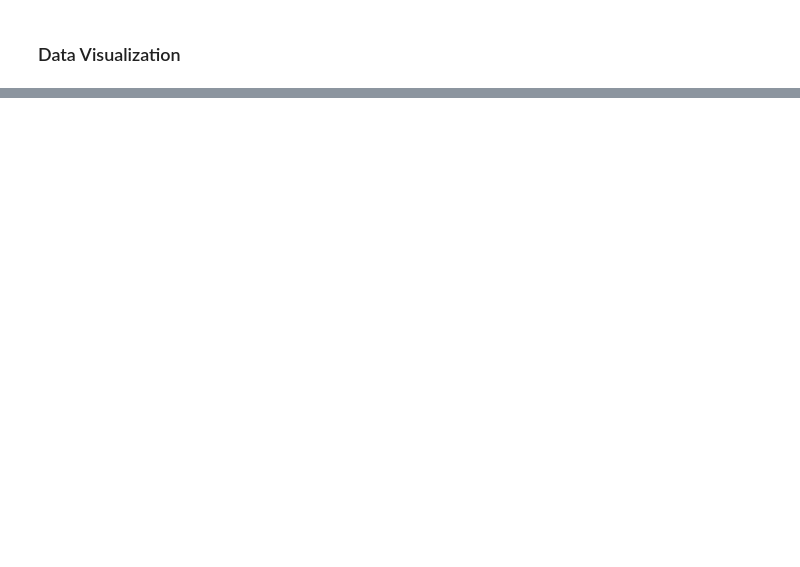
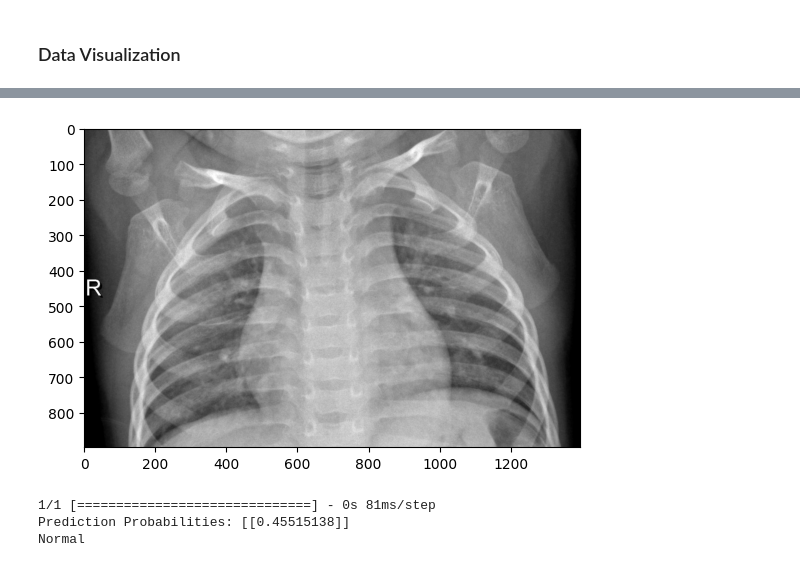
Before and after one commit to Sakib62/Machine-Learning-Assignments, a Jupyter notebook: Final Assignment/CNN.ipynb, the cells around one changed output, grey strips where cells are left out. Saved outputs shown, nothing was run; the diff lists cells and outputs as text; code cells hidden in the pictures; blank space fills up the shorter version.

```diff
--- a/Final Assignment/CNN.ipynb
+++ b/Final Assignment/CNN.ipynb
@@ -198,0 +196,21 @@ The model predicts wrong in some case. Accuracy is not good overall. Unbalanced
+# %%
+import cv2
+image = cv2.imread('pneumonia/test/NORMAL/NORMAL2-IM-0290-0001.jpeg')
+plt.imshow(image)
+plt.show()
+image_resized = cv2.resize(image, (180, 180))
+image_normalized = image_resized / 255.0
+image_reshaped = np.reshape(image_normalized, (1, 180, 180, 3))
+prediction = model.predict(image_reshaped)
+print("Prediction Probabilities:", prediction)
+predicted_label = np.argmax(prediction)
+
+if prediction >= 0.5:
+  print('Pneumonia')
+else:
+  print('Normal')
+# %% [output]
+[figure, added]
+1/1 [==============================] - 0s 81ms/step
+Prediction Probabilities: [[0.45515138]]
+Normal
```
Also changed, not shown: parts of 34 cells of this notebook.
